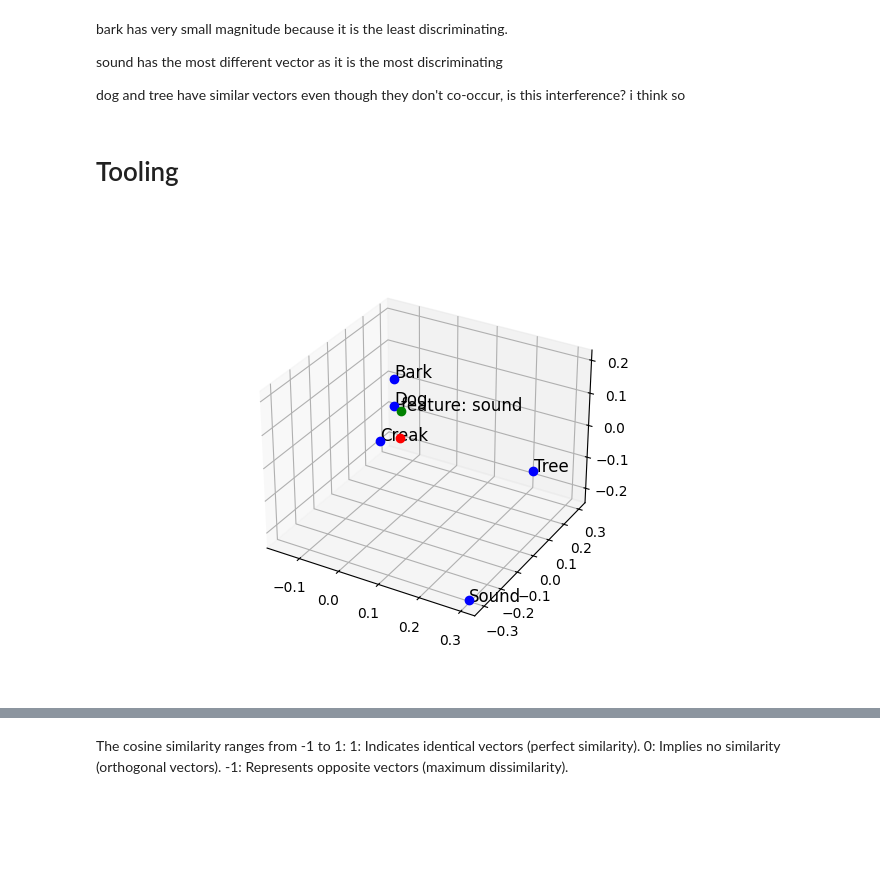
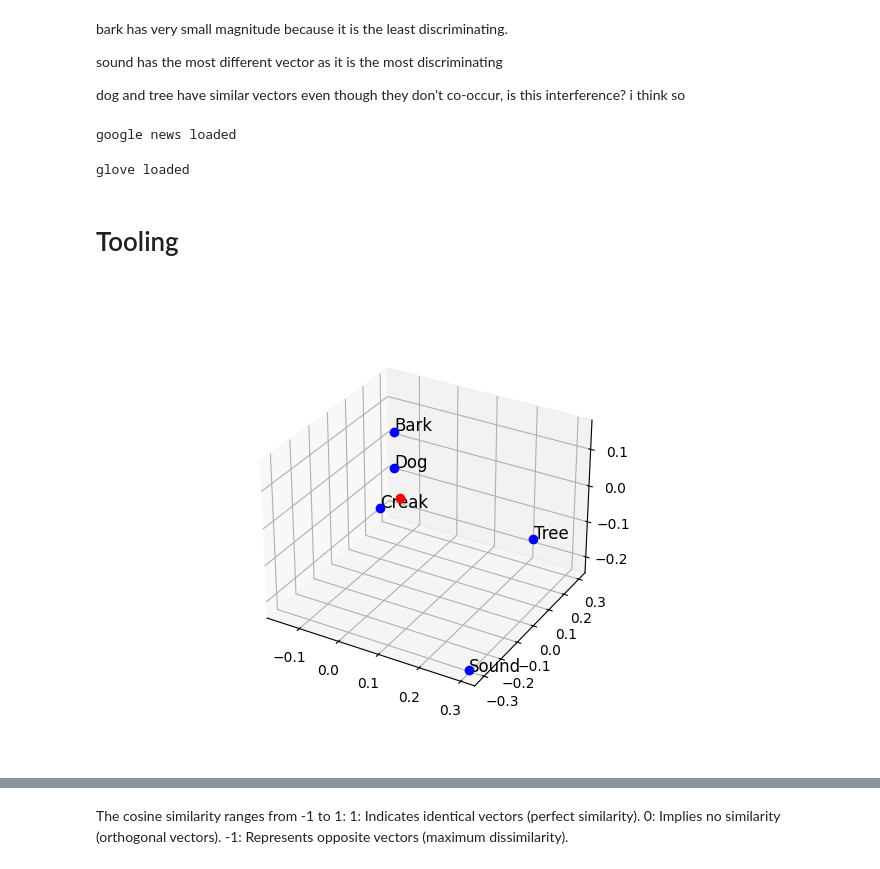
Before and after one commit to DanielJMWilliams/PolysemanticUniversality, a Jupyter notebook: embeddings_tests.ipynb, the cells around one changed output, grey strips where cells are left out. Drawn from its saved outputs; the diff is of its cells as text; code cells hidden in the pictures; blank space fills up the shorter version.

```diff
--- a/embeddings_tests.ipynb
+++ b/embeddings_tests.ipynb
@@ -87,6 +106,18 @@ dog and tree have similar vectors even though they don't co-occur, is this inter
 # %%
 import gensim.downloader as api
 
-model_google_news = api.load('word2vec-google-news-300')
+if load_google_news:
+    model_google_news = api.load('word2vec-google-news-300')
+    model_google_news_wrapped = wrapper(model_google_news)
+    loaded_models["google_news"] = model_google_news_wrapped
+    print("google news loaded")
+# %% [output]
+google news loaded
 # %%
-model_glove = api.load("glove-wiki-gigaword-50")
+if load_glove:
+    model_glove = api.load("glove-wiki-gigaword-50")
+    model_glove_wrapped = wrapper(model_glove)
+    loaded_models["glove"] = model_glove_wrapped
+    print("glove loaded")
+# %% [output]
+glove loaded
@@ -162,56 +181,35 @@ def plot(points, dimensions, additional_points):
 
   return fig
 
 def prepare_word_plots(vocab, model):
   points = []
   for i, word in enumerate(vocab):
     v = model.wv[word]
     p = {
       "annotation": word,
       "vector": v
     }
     points.append(p)
 
   return points
 
 def all(corpus, dimensions):
   vocab = corpus_vocab(corpus)
   model = train_model(corpus, dimensions)
   word_points = prepare_word_plots(vocab, model)
   points = word_points
-  additional_points = [{
-      "annotation": "feature: sound",
-      "vector": model.wv["Bark"] - model.wv["Dog"]
-    }
-  ]
-  '''
-  additional_points = [
-    {
-      "annotation": "feature: capital",
-      "vector": model.wv["Rome"] - model.wv["Italy"]
-    },
-    {
-      "annotation": "calculated: paris?",
-      "vector": model.wv["Rome"] - model.wv["Italy"] + model.wv["France"]
-    },
-    {
-      "annotation": "calculated: rome?",
-      "vector": model.wv["Paris"] - model.wv["France"] + model.wv["Italy"]
-    },
-
-  ]
-  '''
+  additional_points = []
   graph = plot(points, dimensions, additional_points)
   return model, vocab, graph
 
 #all(corpus, 1)
 model, vocab, graph = all(corpus_bark, 3)
 #v1 = model.wv["Rome"]-model.wv["Italy"]+model.wv["France"]
 #v2 = model.wv["Paris"]
 #print(model.wv.cosine_similarities(v1, [v2]))
 #plot_on_graph([0,1,2], "", graph)
 # %% [output]
-[figure, old version]
+[figure, new version]
 # %%
 model, vocab, graph = all(corpus_capital, 3)
 # %% [output]
```
Also changed, not shown: parts of 22 cells of this notebook.
